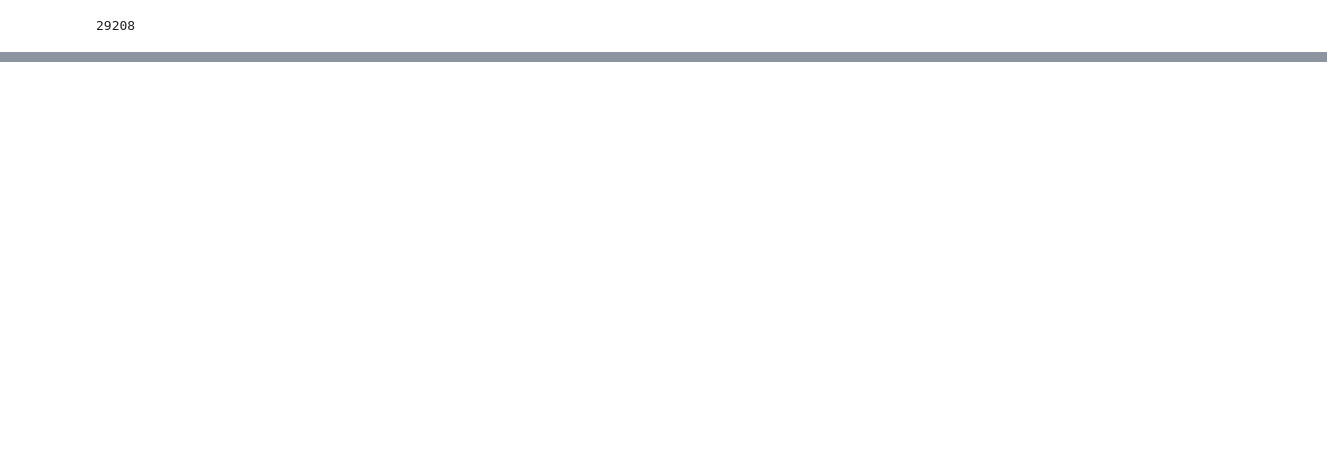
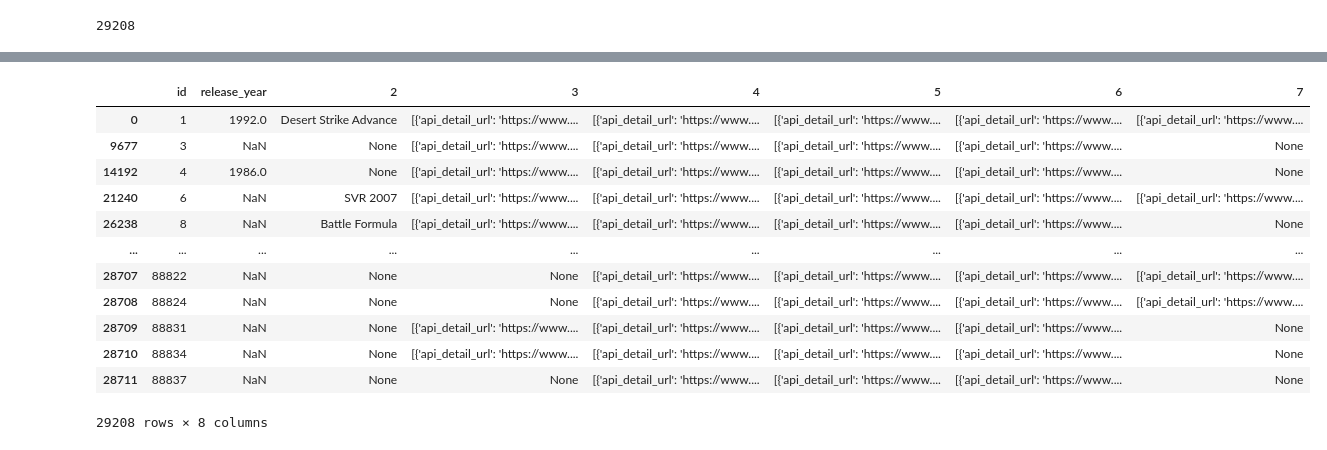
Before and after one commit to adambrennan150/Franchises, a Jupyter notebook: GiantBomb.ipynb, the cells around one changed output, grey strips where cells are left out. Cells and saved outputs as stored; diff of their text form; code cells hidden in the pictures; blank space fills up the shorter version.

```diff
--- a/GiantBomb.ipynb
+++ b/GiantBomb.ipynb
@@ -331,0 +313,4 @@ games_ids
+# %%
+with open ("raw_json/game_franchises/game/1.json") as file:
+    temp = pd.read_json(file)
+temp["results"]
@@ -331,0 +335,24 @@ games_ids
+# %%
+ids = []
+release_years = []
+aliases = []
+developers =[]
+genres =[]
+platforms =[]
+publishers =[]
+rating = []
+
+
+files = list(Path("raw_json/game_franchises/game/").glob('*.json'))
+for file in files:
+    with open(file) as filein:
+        tempDF = pd.read_json(filein)
+        ids.append(tempDF["results"].get("id"))
+        release_years.append(tempDF["results"].get("expected_release_year"))
+        aliases.append(tempDF["results"].get("aliases"))
+        developers.append(tempDF["results"].get("developers"))
+        genres.append(tempDF["results"].get("genres"))
+        platforms.append(tempDF["results"].get("platforms"))
+        publishers.append(tempDF["results"].get("publishers"))
+        rating.append(tempDF["results"].get("original_game_rating"))
+        print(file)
@@ -331,0 +377,20 @@ games_ids
+# %%
+id_years_dict = list(zip(ids, release_years, aliases, developers, genres, platforms, publishers, rating))
+id_year_df = pd.DataFrame.from_dict(id_years_dict)
+id_year_df = id_year_df.rename(columns = {0:"id", 1:"release_year", 2:"aliases", 3: "developers", 4:"genres", 5: "platforms", 6: "publishers", 7: "rating"})
+id_year_df = id_year_df.sort_values("id")
+id_year_df
+# %% [output]
+|  | id | release_year | 2 | 3 | 4 | 5 | 6 | 7 |
+| 0 | 1 | 1992.0 | Desert Strike Advance | [{'api_detail_url': 'https://www.... | [{'api_detail_url': 'https://www.... | [{'api_detail_url': 'https://www.... | [{'api_detail_url': 'https://www.... | [{'api_detail_url': 'https://www.... |
+| 9677 | 3 | NaN | None | [{'api_detail_url': 'https://www.... | [{'api_detail_url': 'https://www.... | [{'api_detail_url': 'https://www.... | [{'api_detail_url': 'https://www.... | None |
+| 14192 | 4 | 1986.0 | None | [{'api_detail_url': 'https://www.... | [{'api_detail_url': 'https://www.... | [{'api_detail_url': 'https://www.... | [{'api_detail_url': 'https://www.... | None |
+| 21240 | 6 | NaN | SVR 2007 | [{'api_detail_url': 'https://www.... | [{'api_detail_url': 'https://www.... | [{'api_detail_url': 'https://www.... | [{'api_detail_url': 'https://www.... | [{'api_detail_url': 'https://www.... |
+| 26238 | 8 | NaN | Battle Formula | [{'api_detail_url': 'https://www.... | [{'api_detail_url': 'https://www.... | [{'api_detail_url': 'https://www.... | [{'api_detail_url': 'https://www.... | None |
+| ... | ... | ... | ... | ... | ... | ... | ... | ... |
+| 28707 | 88822 | NaN | None | None | [{'api_detail_url': 'https://www.... | [{'api_detail_url': 'https://www.... | [{'api_detail_url': 'https://www.... | [{'api_detail_url': 'https://www.... |
+| 28708 | 88824 | NaN | None | None | [{'api_detail_url': 'https://www.... | [{'api_detail_url': 'https://www.... | [{'api_detail_url': 'https://www.... | [{'api_detail_url': 'https://www.... |
+| 28709 | 88831 | NaN | None | [{'api_detail_url': 'https://www.... | [{'api_detail_url': 'https://www.... | [{'api_detail_url': 'https://www.... | [{'api_detail_url': 'https://www.... | None |
+| 28710 | 88834 | NaN | None | [{'api_detail_url': 'https://www.... | [{'api_detail_url': 'https://www.... | [{'api_detail_url': 'https://www.... | [{'api_detail_url': 'https://www.... | None |
+| 28711 | 88837 | NaN | None | None | [{'api_detail_url': 'https://www.... | [{'api_detail_url': 'https://www.... | [{'api_detail_url': 'https://www.... | None |
+29208 rows × 8 columns
```
Also changed, not shown: parts of 50 cells of this notebook, 2 other files.
